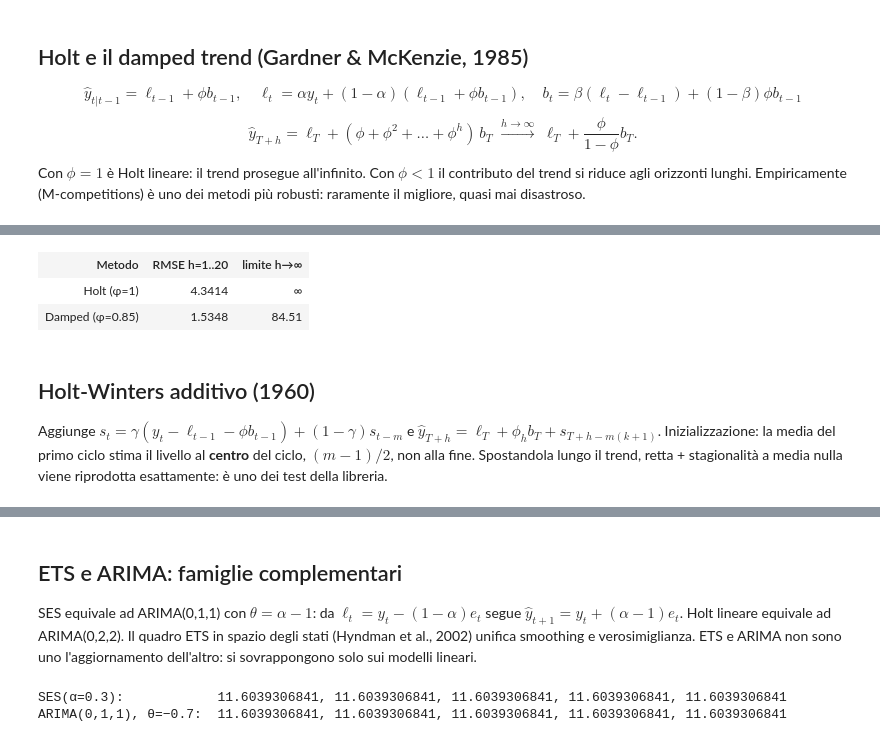
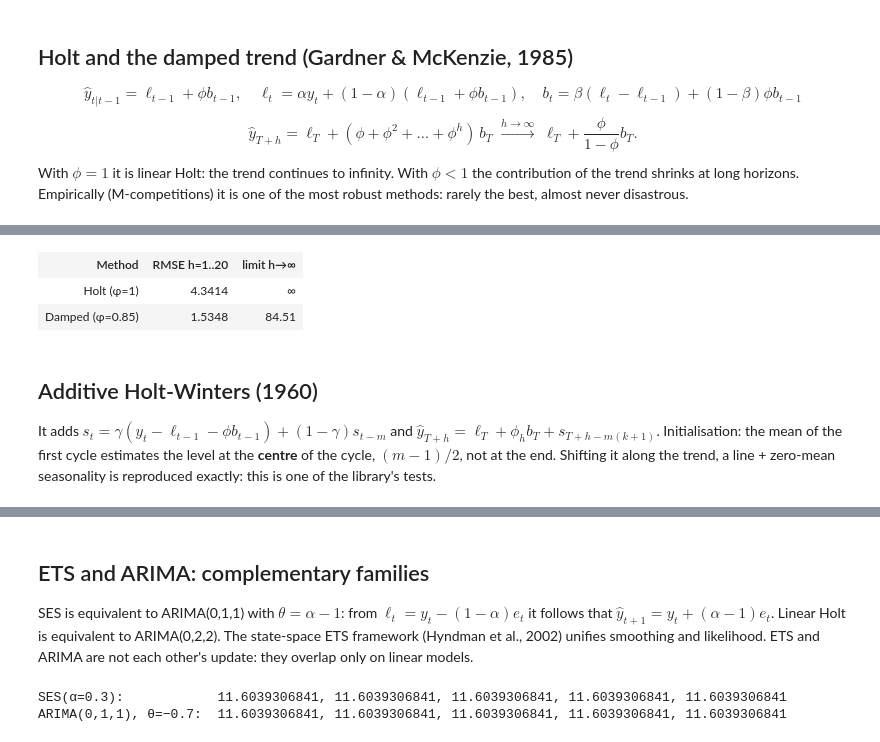
Before and after one commit to marcoparenzan/MathemaSharp, a Jupyter notebook: notebooks/TimeSeries/07-ts-smoothing-kalman.ipynb, the cells around one changed output, grey strips where cells are left out. Saved outputs shown, nothing was run; the diff lists cells and outputs as text; code cells hidden in the pictures.

```diff
--- a/notebooks/TimeSeries/07-ts-smoothing-kalman.ipynb
+++ b/notebooks/TimeSeries/07-ts-smoothing-kalman.ipynb
@@ -83,28 +83,28 @@ log-verosimiglianza: q=0.5 → -407.24;  q=0.05 → -434.79;  q=5 → -444.37
 # %% [markdown]
-## Holt e il damped trend (Gardner & McKenzie, 1985)
+## Holt and the damped trend (Gardner & McKenzie, 1985)
 $$\hat y_{t|t-1}=\ell_{t-1}+\phi b_{t-1},\quad \ell_t=\alpha y_t+(1-\alpha)(\ell_{t-1}+\phi b_{t-1}),\quad b_t=\beta(\ell_t-\ell_{t-1})+(1-\beta)\phi b_{t-1}$$
 $$\hat y_{T+h}=\ell_T+(\phi+\phi^2+\dots+\phi^h)\,b_T \;\xrightarrow{h\to\infty}\; \ell_T+\frac{\phi}{1-\phi}b_T.$$
-Con $\phi=1$ è Holt lineare: il trend prosegue all'infinito. Con $\phi<1$ il contributo del trend si riduce agli orizzonti lunghi. Empiricamente (M-competitions) è uno dei metodi più robusti: raramente il migliore, quasi mai disastroso.
+With $\phi=1$ it is linear Holt: the trend continues to infinity. With $\phi<1$ the contribution of the trend shrinks at long horizons. Empirically (M-competitions) it is one of the most robust methods: rarely the best, almost never disastrous.
 # %%
-// Crescita che rallenta: la pendenza decade geometricamente.
+// Slowing growth: the slope decays geometrically.
 var slowing = Enumerable.Range(0, 60).Select(t => 50 + 40 * (1 - Math.Pow(0.96, t)) + Simulation.StandardNormal(rng)).ToArray();
 double[] tr = slowing[..40], te = slowing[40..];
 var holt = ExponentialSmoothing.Holt(tr, 0.4, 0.2, 20);
 var damped = ExponentialSmoothing.Holt(tr, 0.4, 0.2, 20, phi: 0.85);
-Chart.Lines("Holt lineare vs damped (φ = 0.85)", new Line("osservato", slowing), new Line("Holt", holt.Forecast, Start: 40, Dashed: true), new Line("damped", damped.Forecast, Start: 40, Dashed: true));
-Table.Show(new[] { "Metodo", "RMSE h=1..20", "limite h→∞" }, new[]
+Chart.Lines("Linear Holt vs damped (φ = 0.85)", new Line("observed", slowing), new Line("Holt", holt.Forecast, Start: 40, Dashed: true), new Line("damped", damped.Forecast, Start: 40, Dashed: true));
+Table.Show(new[] { "Method", "RMSE h=1..20", "limit h→∞" }, new[]
 {
     new object[] { "Holt (φ=1)", Accuracy.Rmse(te, holt.Forecast), "∞" },
     new object[] { "Damped (φ=0.85)", Accuracy.Rmse(te, damped.Forecast), (damped.Level + 0.85 / 0.15 * damped.Trend).ToString("F2") },
 });
 # %% [output]
 [interactive output not drawn]
-| Metodo | RMSE h=1..20 | limite h→∞ |
+| Method | RMSE h=1..20 | limit h→∞ |
 | Holt (φ=1) | 4.3414 | ∞ |
 | Damped (φ=0.85) | 1.5348 | 84.51 |
 # %% [markdown]
-## Holt-Winters additivo (1960)
-Aggiunge $s_t=\gamma(y_t-\ell_{t-1}-\phi b_{t-1})+(1-\gamma)s_{t-m}$ e $\hat y_{T+h}=\ell_T+\phi_h b_T+s_{T+h-m(k+1)}$. Inizializzazione: la media del primo ciclo stima il livello al **centro** del ciclo, $(m-1)/2$, non alla fine. Spostandola lungo il trend, retta + stagionalità a media nulla viene riprodotta esattamente: è uno dei test della libreria.
+## Additive Holt-Winters (1960)
+It adds $s_t=\gamma(y_t-\ell_{t-1}-\phi b_{t-1})+(1-\gamma)s_{t-m}$ and $\hat y_{T+h}=\ell_T+\phi_h b_T+s_{T+h-m(k+1)}$. Initialisation: the mean of the first cycle estimates the level at the **centre** of the cycle, $(m-1)/2$, not at the end. Shifting it along the trend, a line + zero-mean seasonality is reproduced exactly: this is one of the library's tests.
 # %%
 var seasonalY = Enumerable.Range(0, 96).Select(t => 20 + 0.3 * t + 5 * Math.Sin(2 * Math.PI * t / 12) + Simulation.StandardNormal(rng)).ToArray();
 var hw = ExponentialSmoothing.HoltWinters(seasonalY[..84], 12, 0.3, 0.05, 0.2, 12);
@@ -114,8 +114,8 @@ Console.WriteLine($"MASE: Holt-Winters {Accuracy.Mase(seasonalY[84..], hw.Foreca
 [interactive output not drawn]
 MASE: Holt-Winters 0.174, seasonal naive 0.883
 # %% [markdown]
-## ETS e ARIMA: famiglie complementari
-SES equivale ad ARIMA(0,1,1) con $\theta=\alpha-1$: da $\ell_t = y_t-(1-\alpha)e_t$ segue $\hat y_{t+1}=y_t+(\alpha-1)e_t$. Holt lineare equivale ad ARIMA(0,2,2). Il quadro ETS in spazio degli stati (Hyndman et al., 2002) unifica smoothing e verosimiglianza. ETS e ARIMA non sono uno l'aggiornamento dell'altro: si sovrappongono solo sui modelli lineari.
+## ETS and ARIMA: complementary families
+SES is equivalent to ARIMA(0,1,1) with $\theta=\alpha-1$: from $\ell_t = y_t-(1-\alpha)e_t$ it follows that $\hat y_{t+1}=y_t+(\alpha-1)e_t$. Linear Holt is equivalent to ARIMA(0,2,2). The state-space ETS framework (Hyndman et al., 2002) unifies smoothing and likelihood. ETS and ARIMA are not each other's update: they overlap only on linear models.
 # %%
 var sesF = ExponentialSmoothing.Ses(obs, 0.3, 5).Forecast;
 var arimaF = new ArimaModel<double>(0, 1, 1, 0, Array.Empty<double>(), new[] { 0.3 - 1 }, 1).Forecast(obs, 5);
```
Also changed, not shown: parts of 11 cells of this notebook, 39 other files.
